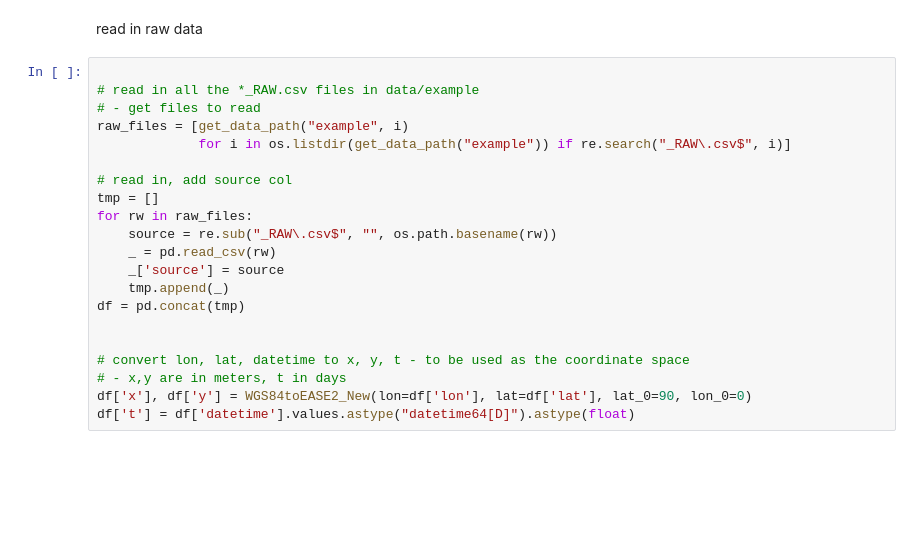
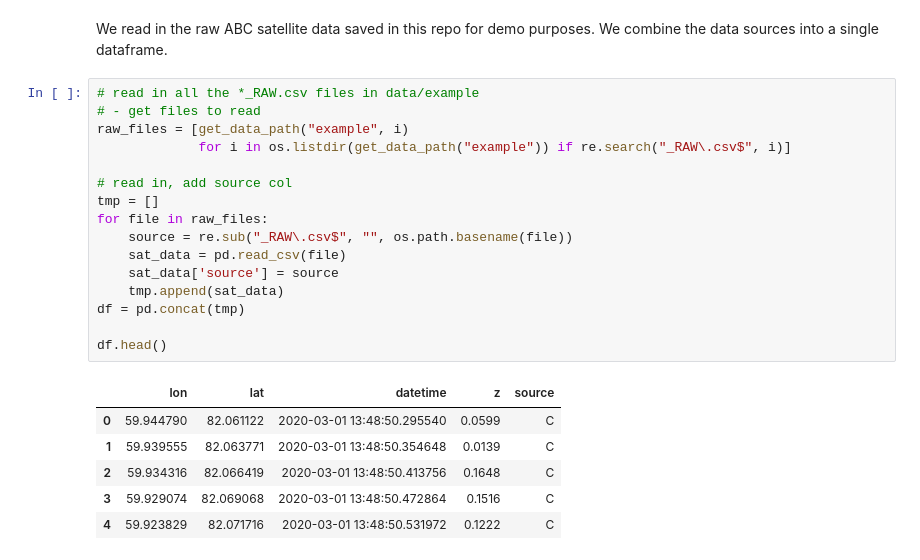
Before and after one commit to CPOMUCL/GPSat, a Jupyter notebook: docs/notebooks/inline_example.ipynb, the cells around one changed output. Drawn from its saved outputs; the diff is of its cells as text; blank space fills up the shorter version.

```diff
--- a/docs/notebooks/inline_example.ipynb
+++ b/docs/notebooks/inline_example.ipynb
@@ -25,23 +22,25 @@ To enable the following instructions: AVX2 AVX512F FMA, in other operations, reb
-# %% [markdown]
-read in raw data
+# %% [markdown]
+We read in the raw ABC satellite data saved in this repo for demo purposes. We combine the data sources into a single dataframe.
 # %%
-
 # read in all the *_RAW.csv files in data/example
 # - get files to read
 raw_files = [get_data_path("example", i)
              for i in os.listdir(get_data_path("example")) if re.search("_RAW\.csv$", i)]
 
 # read in, add source col
 tmp = []
-for rw in raw_files:
-    source = re.sub("_RAW\.csv$", "", os.path.basename(rw))
-    _ = pd.read_csv(rw)
-    _['source'] = source
-    tmp.append(_)
+for file in raw_files:
+    source = re.sub("_RAW\.csv$", "", os.path.basename(file))
+    sat_data = pd.read_csv(file)
+    sat_data['source'] = source
+    tmp.append(sat_data)
 df = pd.concat(tmp)
 
-
-# convert lon, lat, datetime to x, y, t - to be used as the coordinate space
-# - x,y are in meters, t in days
-df['x'], df['y'] = WGS84toEASE2_New(lon=df['lon'], lat=df['lat'], lat_0=90, lon_0=0)
-df['t'] = df['datetime'].values.astype("datetime64[D]").astype(float)
+df.head()
+# %% [output]
+|  | lon | lat | datetime | z | source |
+| 0 | 59.944790 | 82.061122 | 2020-03-01 13:48:50.295540 | 0.0599 | C |
+| 1 | 59.939555 | 82.063771 | 2020-03-01 13:48:50.354648 | 0.0139 | C |
+| 2 | 59.934316 | 82.066419 | 2020-03-01 13:48:50.413756 | 0.1648 | C |
+| 3 | 59.929074 | 82.069068 | 2020-03-01 13:48:50.472864 | 0.1516 | C |
+| 4 | 59.923829 | 82.071716 | 2020-03-01 13:48:50.531972 | 0.1222 | C |
```
Also changed, not shown: parts of 49 cells of this notebook, 2 other files.
